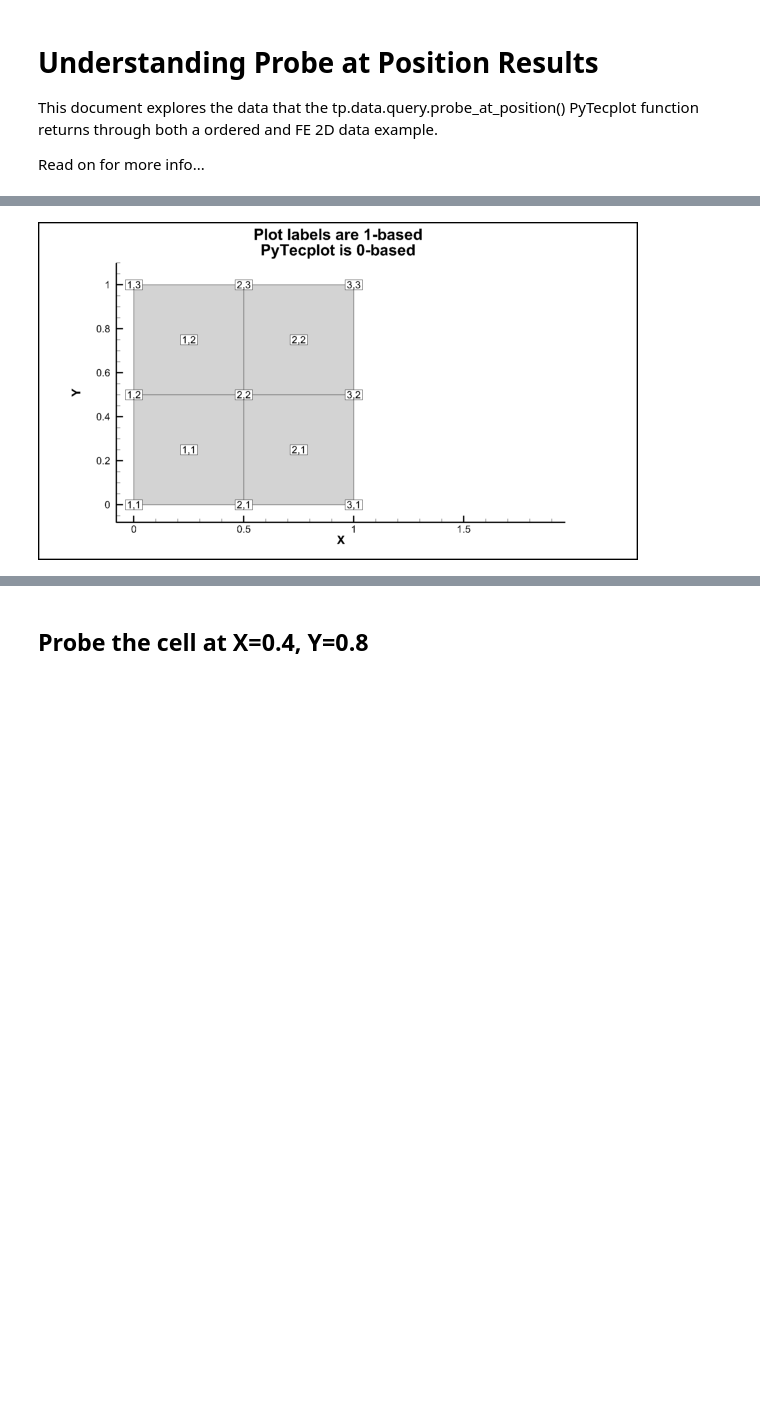
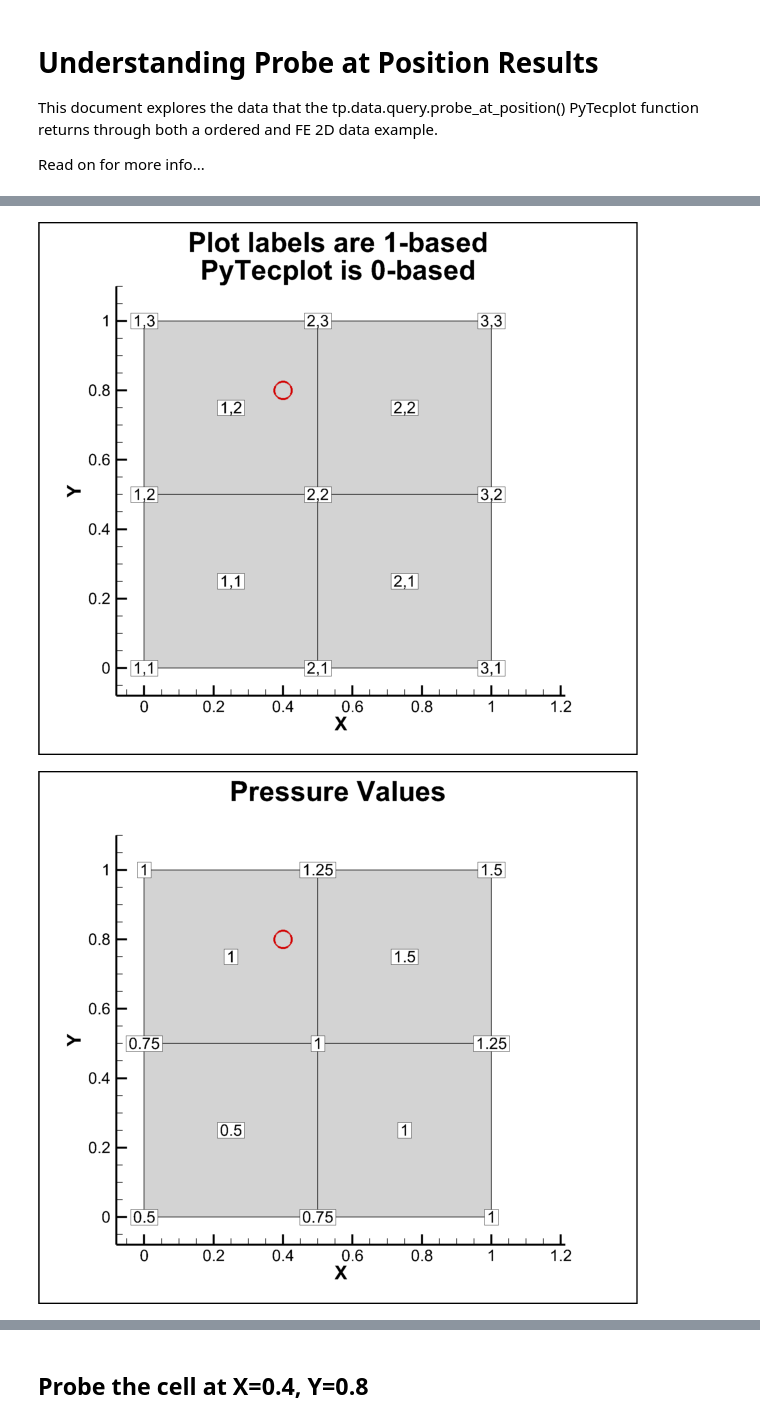
Before and after one commit to Tecplot/handyscripts, a Jupyter notebook: jupyter_notebooks/ProbeAtPosition.ipynb, the cells around one changed output, grey strips where cells are left out. Drawn from its saved outputs; the diff is of its cells as text; code cells hidden in the pictures; blank space fills up the shorter version.

Commit message:
Updated ProbeAtPosition tutorial.

```diff
--- a/jupyter_notebooks/ProbeAtPosition.ipynb
+++ b/jupyter_notebooks/ProbeAtPosition.ipynb
@@ -8,28 +42,29 @@ Read on for more info...
 # %%
-import tecplot as tp
-from tecplot.constant import *
-tp.new_layout()
-tp.macro.execute_command('''$!CreateRectangularZone
-  IMax = 3
-  JMax = 3
-  KMax = 1
-  X1 = 0
-  Y1 = 0
-  Z1 = 0
-  X2 = 1
-  Y2 = 1
-  Z2 = 1
-  XVar = 1
-  YVar = 2''')
-tp.active_frame().plot().show_mesh=True
-tp.active_frame().plot().data_labels.show_node_labels=True
-tp.active_frame().plot().data_labels.show_cell_labels=True
-tp.active_frame().plot().axes.x_axis.min=-0.08
-tp.active_frame().plot().axes.x_axis.max=1.2
-tp.active_frame().plot().axes.y_axis.min=-0.08
-tp.active_frame().plot().axes.y_axis.max=1.1
-ds = tp.active_frame().dataset
-tp.active_frame().add_text("Plot labels are 1-based\nPyTecplot is 0-based", position=(50,98), anchor=TextAnchor.HeadCenter, size=30)
+# Hide the unstructured zone
+tp.active_frame().plot().fieldmap(ds.zone(1)).show = False
+
+plot = tp.active_frame().plot()
+plot.show_mesh=True
+plot.data_labels.show_node_labels=True
+plot.data_labels.show_cell_labels=True
+plot.axes.x_axis.min=-0.08
+plot.axes.x_axis.max=1.2
+plot.axes.y_axis.min=-0.08
+plot.axes.y_axis.max=1.1
+
+text = tp.active_frame().add_text("Plot labels are 1-based\nPyTecplot is 0-based", position=(50,98), anchor=TextAnchor.HeadCenter, size=30)
+# Add a circle to represent the probe location
+circle = tp.active_frame().add_circle((0.4,0.8), .025, CoordSys.Grid)
+circle.color = Color.Red
+circle.line_thickness = 0.4
 tp.extension.ipython.show()
+
+text.text_string = "Pressure Values"
+plot.data_labels.cell_label_type=LabelType.VarValue
+plot.data_labels.cell_variable = ds.variable("Pressure")
+plot.data_labels.node_label_type=LabelType.VarValue
+plot.data_labels.node_variable = ds.variable("Pressure")
+tp.extension.ipython.show()
 # %% [output]
-[figure, old version]
+[figure, new version]
+[figure, added]
```
Also changed, not shown: parts of 33 cells of this notebook.
